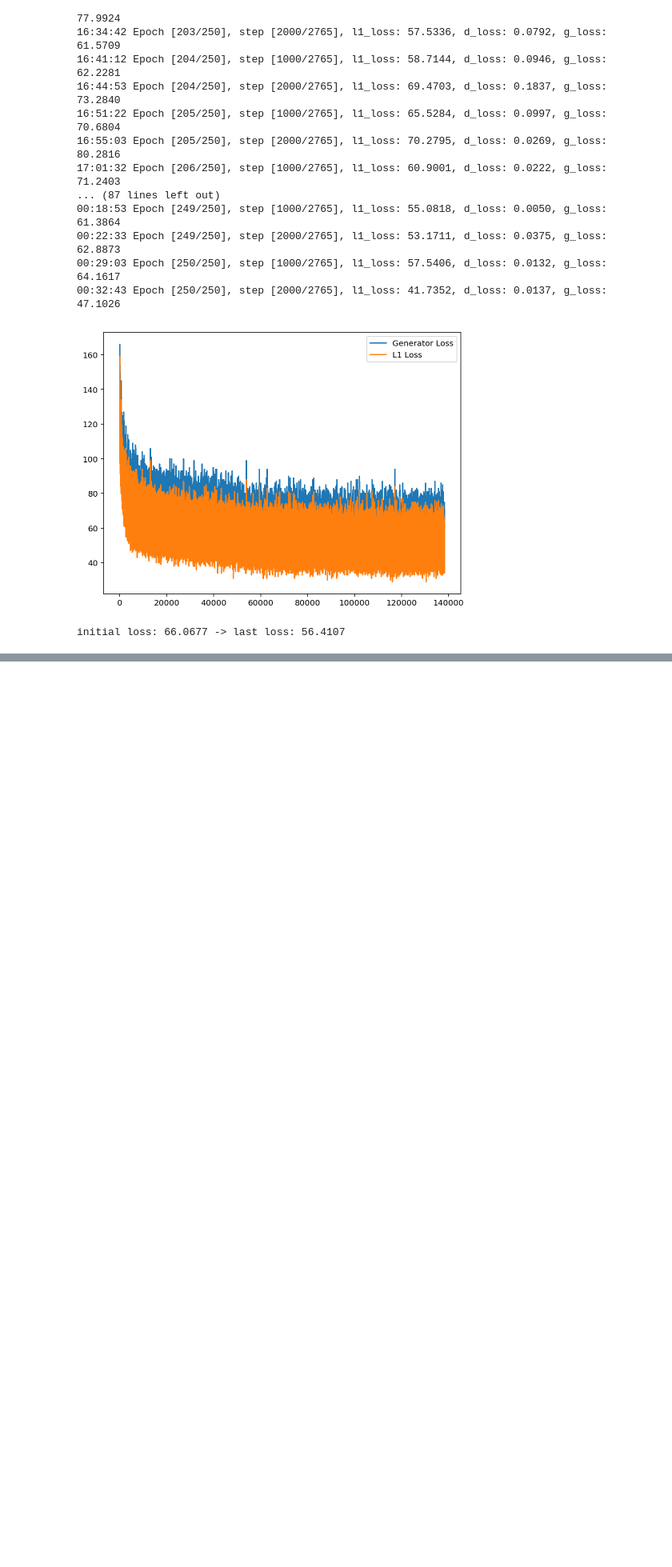
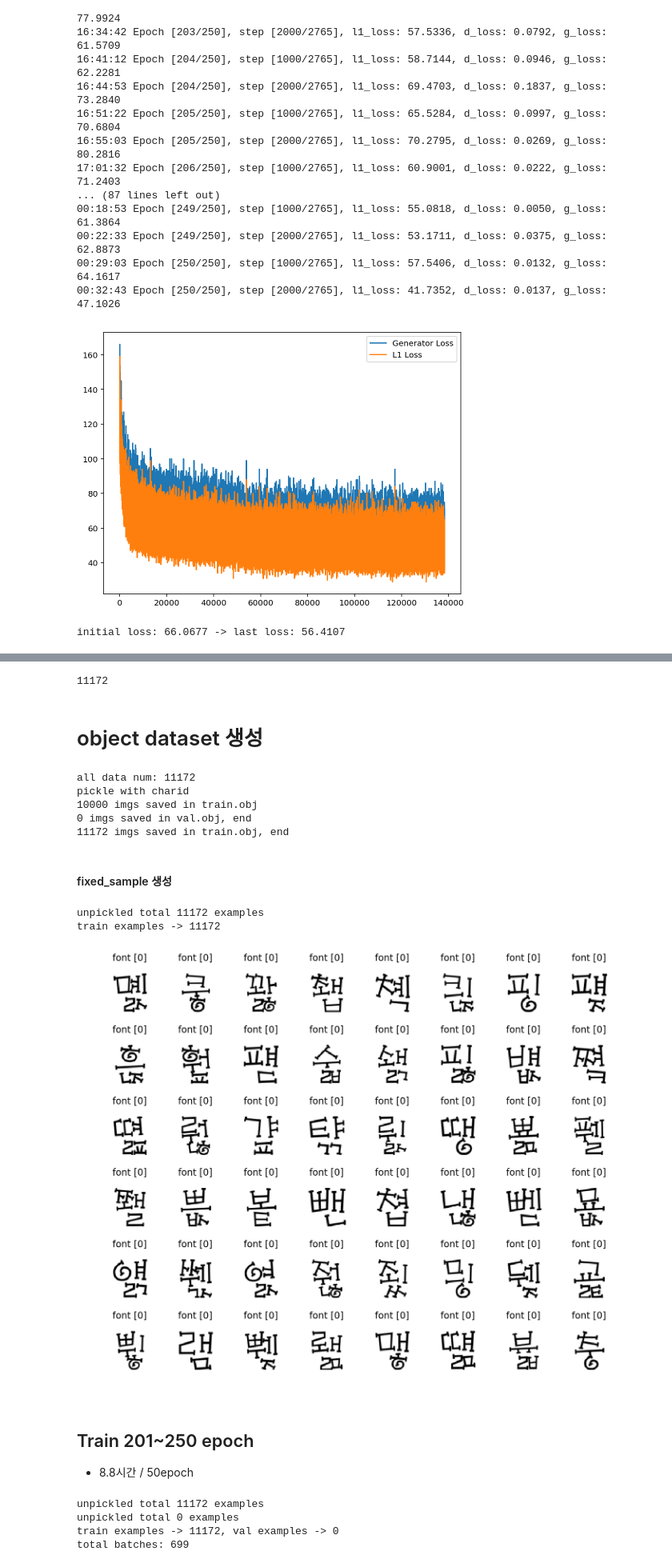
Before and after one commit to jeina7/GAN-handwriting-styler, a Jupyter notebook: 22_pre-trained_model_additional_train_250epoch.ipynb, the cells around one changed output, grey strips where cells are left out. Shown at 80% size. Drawn from its saved outputs; the diff is of its cells as text; code cells hidden in the pictures; blank space fills up the shorter version.

Commit message:
Feat: Trial training difficult font

```diff
--- a/22_pre-trained_model_additional_train_250epoch.ipynb
+++ b/22_pre-trained_model_additional_train_250epoch.ipynb
@@ -414,0 +436,11 @@ initial loss: 66.0677 -> last loss: 56.4107
+# %%
+SRC_PATH = './get_data/fonts/source/'
+TRG_PATH = './get_data/fonts/target/'
+
+src_font = glob.glob(os.path.join(SRC_PATH, '*.ttf'))[0]
+print('source font:', src_font)
+
+trg_fonts = glob.glob(os.path.join(TRG_PATH, '*.ttf'))
+trg_fonts.sort()
+print('target fonts:', len(trg_fonts), '개')
+trg_fonts[-5:]
@@ -414,0 +457,6 @@ initial loss: 66.0677 -> last loss: 56.4107
+# %%
+font_filter = [37]
+print(len(font_filter))
+trg_fonts = [i for i in trg_fonts if int(i.split('/')[-1][:2]) in font_filter]
+print(len(trg_fonts))
+trg_fonts[-5:]
@@ -414,0 +508,49 @@ initial loss: 66.0677 -> last loss: 56.4107
+# %%
+path = './get_data/18font-dataset/'
+a = glob.glob(os.path.join(path, '*.png'))
+len(a)
+# %% [output]
+11172
+# %% [markdown]
+# object dataset 생성
+# %%
+from_dir = './get_data/18font-dataset/'
+save_dir = './dataset/18_training'
+train_path = os.path.join(save_dir, "train.obj")
+val_path = os.path.join(save_dir, "val.obj")
+
+pickle_examples(from_dir, train_path=train_path, val_path=val_path, \
+                train_val_split=0, with_charid=True)
+# %% [output]
+all data num: 11172
+pickle with charid
+10000 imgs saved in train.obj
+0 imgs saved in val.obj, end
+11172 imgs saved in train.obj, end
+# %% [markdown]
+#### fixed_sample 생성
+# %%
+sample_size = 48
+img_size = 128
+fontid = 0
+data_dir = './dataset/18_training'
+save_dir = './fixed_sample/18_training'
+
+save_fixed_sample(sample_size, img_size, data_dir, save_dir)
+# %% [output]
+unpickled total 11172 examples
+train examples -> 11172
+# %%
+fixed_dir = './fixed_sample/18_training'
+fixed_target = torch.load(os.path.join(fixed_dir, 'fixed_target.pkl'))
+fixed_label = torch.load(os.path.join(fixed_dir, 'fixed_label.pkl'))
+
+plt.figure(figsize=(12, 10))
+for idx, image in enumerate(fixed_target):
+    plt.subplot(6, 8, idx+1)
+    plt.imshow(image.reshape(128, 128).cpu().numpy(), cmap='gray')
+    plt.axis('off')
+    plt.title('font [%d]' % fixed_label[idx])
+plt.show()
+# %% [output]
+[figure, added]
@@ -414,0 +562,3 @@ initial loss: 66.0677 -> last loss: 56.4107
+# %% [markdown]
+## Train 201~250 epoch
+- 8.8시간 / 50epoch
@@ -414,0 +572,7 @@ initial loss: 66.0677 -> last loss: 56.4107
+# %%
+trainer = Trainer(GPU, data_dir, fixed_dir, fonts_num, batch_size, img_size)
+# %% [output]
+unpickled total 11172 examples
+unpickled total 0 examples
+train examples -> 11172, val examples -> 0
+total batches: 699
```
Also changed, not shown: parts of 17 cells of this notebook.
